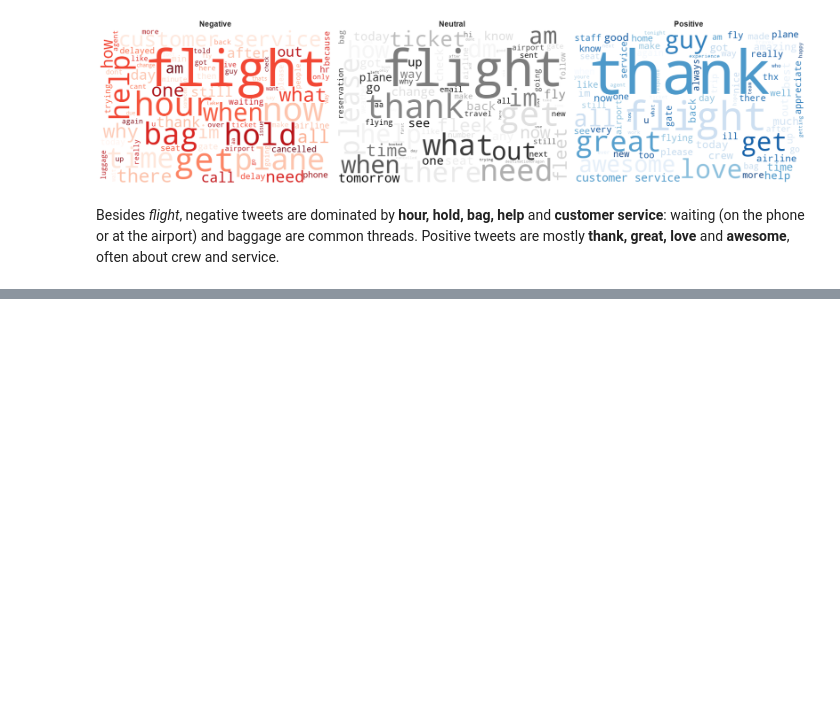
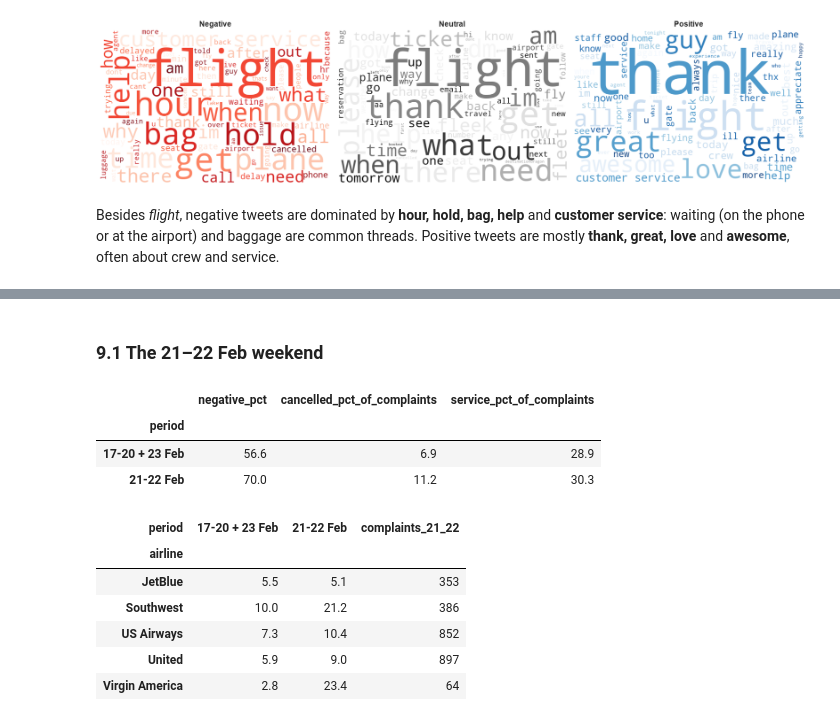
Before and after one commit to antarezQ/sentiment-analysis-dashboard, a Jupyter notebook: notebooks/01_eda.ipynb, the cells around one changed output, grey strips where cells are left out. Drawn from its saved outputs; the diff is of its cells as text; code cells hidden in the pictures; blank space fills up the shorter version.

Commit message:
feat: analyze the weekend spike, time of day and vague complaints

```diff
--- a/notebooks/01_eda.ipynb
+++ b/notebooks/01_eda.ipynb
@@ -379,0 +386,29 @@ Besides *flight*, negative tweets are dominated by **hour, hold, bag, help** and
+# %% [markdown]
+### 9.1 The 21–22 Feb weekend
+# %%
+full_days = df[(df["airline"] != "American") & ~df["tweet_created"].dt.day.isin([16, 24])].copy()
+full_days["period"] = full_days["tweet_created"].dt.day.isin([21, 22]).map({True: "21-22 Feb", False: "17-20 + 23 Feb"})
+full_negative = full_days[full_days["sentiment"] == "negative"]
+
+pd.DataFrame({
+    "negative_pct": full_days.groupby("period")["sentiment"].apply(lambda s: (s == "negative").mean() * 100),
+    "cancelled_pct_of_complaints": full_negative.groupby("period")["negative_reason"].apply(lambda s: (s == "Cancelled Flight").mean() * 100),
+    "service_pct_of_complaints": full_negative.groupby("period")["negative_reason"].apply(lambda s: (s == "Customer Service Issue").mean() * 100),
+}).round(1)
+# %% [output]
+|  | negative_pct | cancelled_pct_of_complaints | service_pct_of_complaints |
+| period |  |  |  |
+| 17-20 + 23 Feb | 56.6 | 6.9 | 28.9 |
+| 21-22 Feb | 70.0 | 11.2 | 30.3 |
+# %%
+(full_negative.groupby(["airline", "period"])["negative_reason"]
+    .apply(lambda s: (s == "Cancelled Flight").mean() * 100).unstack().round(1)
+    .assign(complaints_21_22=full_negative[full_negative["period"] == "21-22 Feb"].groupby("airline").size()))
+# %% [output]
+| period | 17-20 + 23 Feb | 21-22 Feb | complaints_21_22 |
+| airline |  |  |  |
+| JetBlue | 5.5 | 5.1 | 353 |
+| Southwest | 10.0 | 21.2 | 386 |
+| US Airways | 7.3 | 10.4 | 852 |
+| United | 5.9 | 9.0 | 897 |
+| Virgin America | 2.8 | 23.4 | 64 |
```
Also changed, not shown: parts of 12 cells of this notebook.
